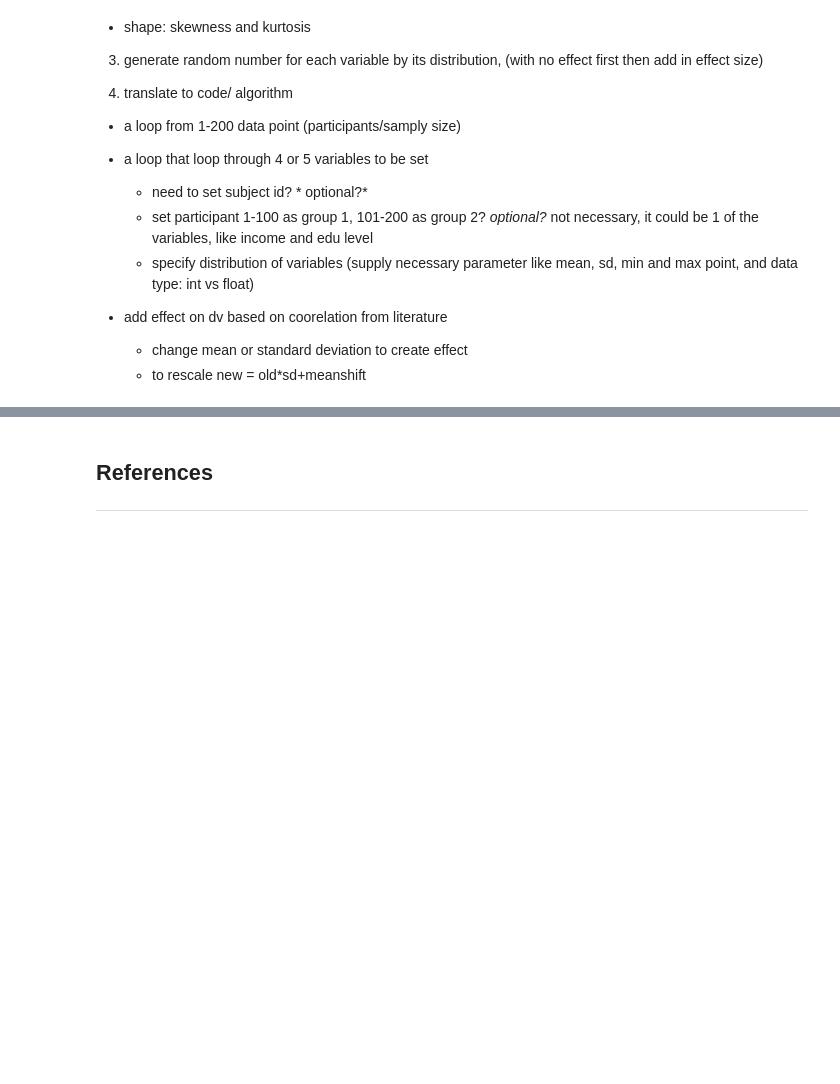
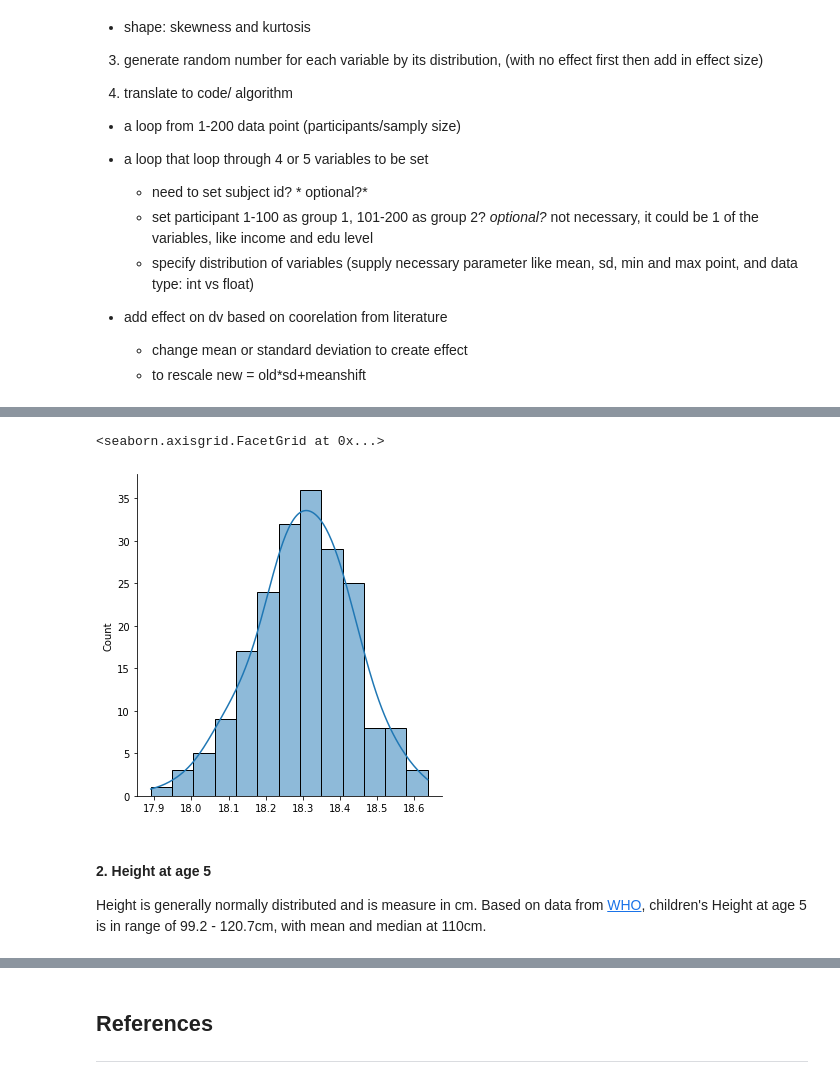
Before and after one commit to HazelIP/Programming-for-DA_project, a Jupyter notebook: Prog_DA_project.ipynb, the cells around one changed output, grey strips where cells are left out. Saved outputs shown, nothing was run; the diff lists cells and outputs as text; code cells hidden in the pictures; blank space fills up the shorter version.

```diff
--- a/Prog_DA_project.ipynb
+++ b/Prog_DA_project.ipynb
@@ -59,0 +72,5 @@ rng = np.random.default_rng(12345)
+# %%
+# simulate weight(kg) at age 5 in normal distribution, n=200
+# mean = 18.3, sd = 0.14
+weight_5 = np.around(np.random.normal(loc=18.3, scale=0.14, size=200), decimals=2)
+weight_5
@@ -59,0 +95,9 @@ rng = np.random.default_rng(12345)
+# %%
+#ploting distribution of weight at age 5
+sns.displot(weight_5, kde=True)
+# %% [output]
+<seaborn.axisgrid.FacetGrid at 0x...>
+[figure, added]
+# %% [markdown]
+#### 2. Height at age 5
+Height is generally normally distributed and is measure in cm. Based on data from [WHO](https://cdn.who.int/media/docs/default-source/child-growth/child-growth-standards/indicators/length-height-for-age/hfa_boys_2_5_zscoresba2ba0820f064f4abf5915abac01e894.pdf?sfvrsn=4d77e340_9), children's Height at age 5 is in range of 99.2 - 120.7cm, with mean and median at 110cm.
```
Also changed, not shown: parts of 36 cells of this notebook, 1 other file.
